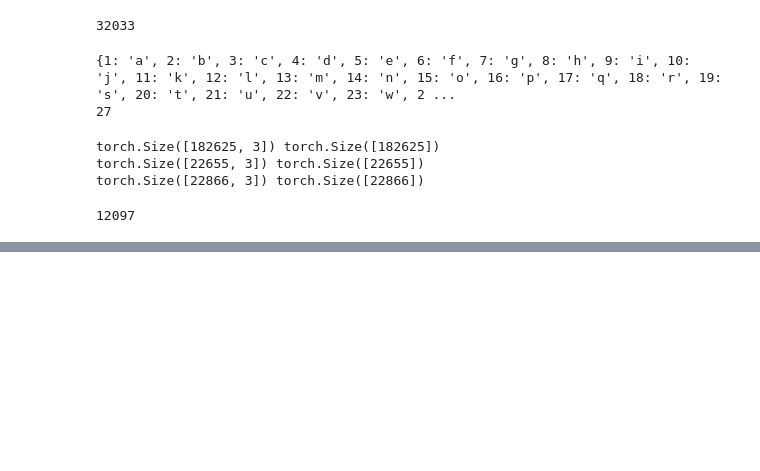
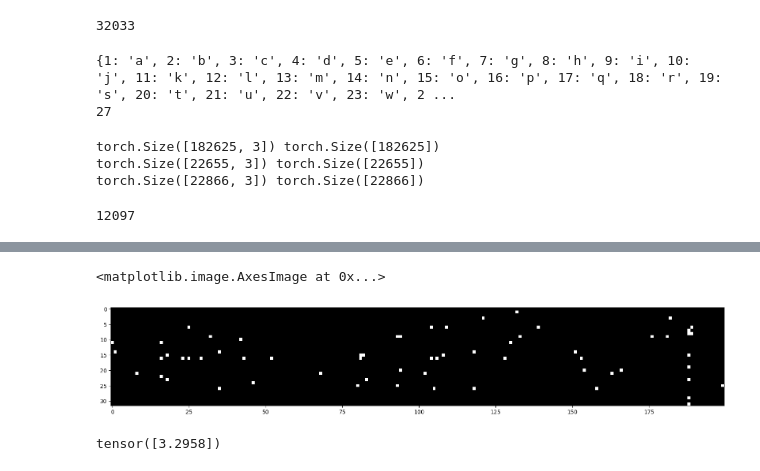
Before and after one commit to emeyva/cs231n-answers, a Jupyter notebook: extra/makemore_pt3.ipynb, the cells around one changed output, grey strips where cells are left out. Saved outputs shown, nothing was run; the diff lists cells and outputs as text; code cells hidden in the pictures; blank space fills up the shorter version.

```diff
--- a/extra/makemore_pt3.ipynb
+++ b/extra/makemore_pt3.ipynb
@@ -156,0 +237,12 @@ KeyboardInterrupt:
+# %%
+plt.figure(figsize=(20,10))
+plt.imshow(h.abs() > 0.99, cmap='gray', interpolation='nearest')
+# %% [output]
+<matplotlib.image.AxesImage at 0x...>
+[figure, added]
+# %%
+# initial loss should be - log 1/27 = -3.2958
+ex = torch.tensor([1/27])
+- ex.log()
+# %% [output]
+tensor([3.2958])
```
Also changed, not shown: parts of 20 cells of this notebook.
